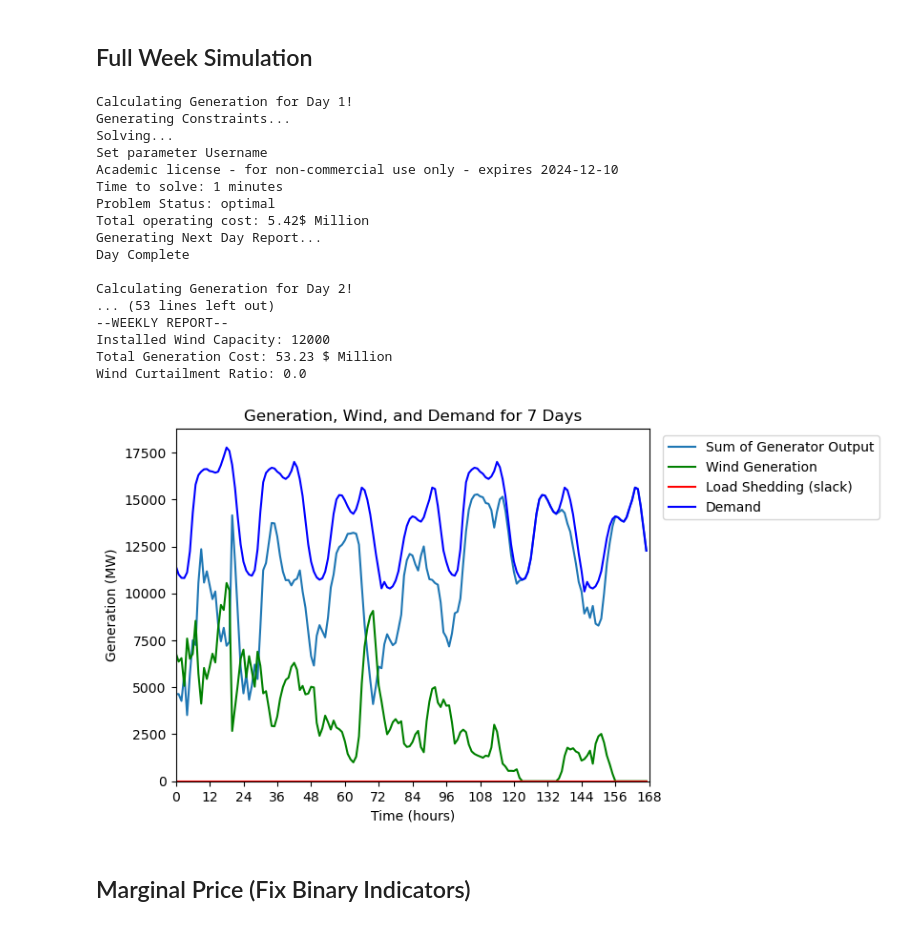
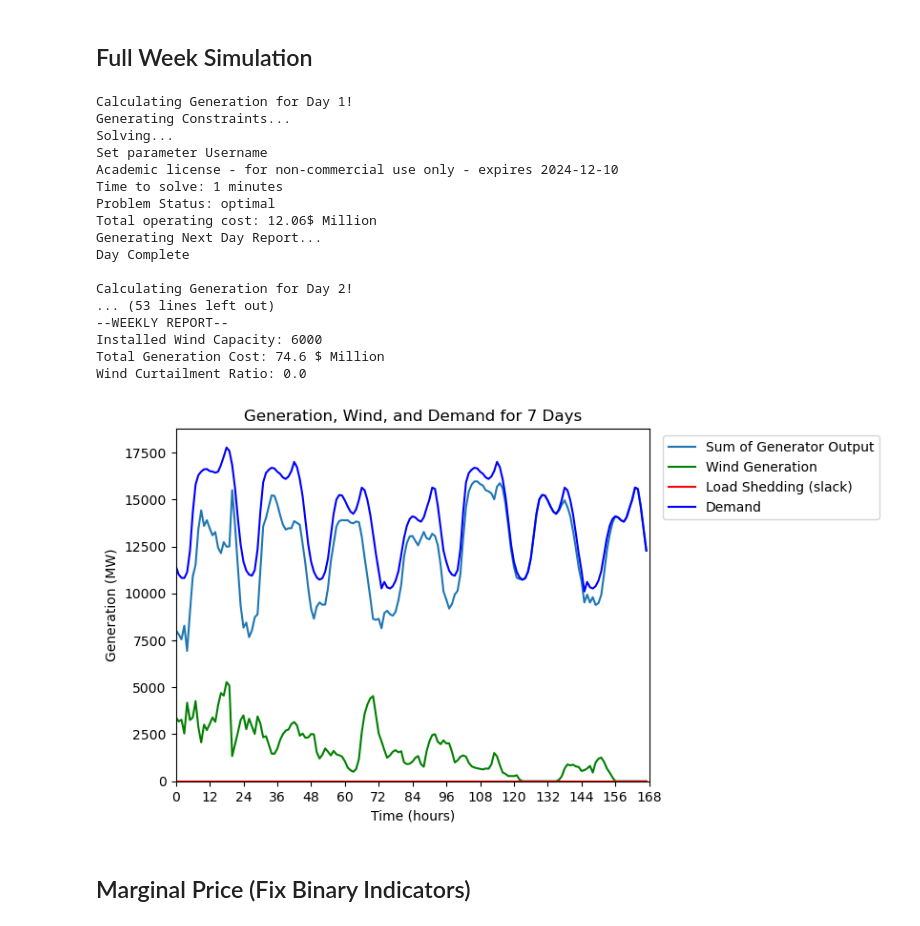
Before and after one commit to juliasimpson97/energy-syst-final, a Jupyter notebook: wind-tax-incentive-simulation-seven-days.ipynb, the cells around one changed output. Saved outputs shown, nothing was run; the diff lists cells and outputs as text; code cells hidden in the pictures.

```diff
--- a/wind-tax-incentive-simulation-seven-days.ipynb
+++ b/wind-tax-incentive-simulation-seven-days.ipynb
@@ -226,7 +226,7 @@ weekly_u = np.array([])
 weekly_v = np.array([])
 weekly_z = np.array([])
 
-W = 12000 # Vary Wind Capacty[2000, 6000, 12000]
+W = 6000 # Vary Wind Capacty[2000, 6000, 12000]
 
 for D in np.arange(0,days):
     print("Calculating Generation for Day " + str(D+1) + "!")
@@ -351,37 +351,37 @@ for D in np.arange(0,days):
     result.to_excel(f'report_wind_tax_incentive_{W}.xlsx')
     total_cost += obj_WIT.value
     total_gen = np.concatenate((total_gen, sum(g.value[:])))
     total_wind = np.concatenate((total_wind, w.value))
     total_slack = np.concatenate((total_slack, s.value))
     print("Day Complete \n")
 
 
 print("--WEEKLY REPORT--")
 print(f"Installed Wind Capacity: {W}")
 print(f"Total Generation Cost: {round(total_cost/1e6,2)} $ Million")
 print(f"Wind Curtailment Ratio: {wind_curtailment_ratio(D, T, W, total_wind)}")
 
 ## Plots
 weekly_plot(total_gen, total_wind, total_slack, load.Demand[:(D+1)*T], D, T, days, W)
 # %% [output]
 Calculating Generation for Day 1!
 Generating Constraints...
 Solving...
 Set parameter Username
 Academic license - for non-commercial use only - expires 2024-12-10
 Time to solve: 1 minutes
 Problem Status: optimal
-Total operating cost: 5.42$ Million
+Total operating cost: 12.06$ Million
 Generating Next Day Report...
 Day Complete
 
 Calculating Generation for Day 2!
 ... (53 lines left out)
 --WEEKLY REPORT--
-Installed Wind Capacity: 12000
-Total Generation Cost: 53.23 $ Million
+Installed Wind Capacity: 6000
+Total Generation Cost: 74.6 $ Million
 Wind Curtailment Ratio: 0.0
-[figure, old version]
+[figure, new version]
 # %% [markdown]
 ## Marginal Price (Fix Binary Indicators)
 # %%
```
Also changed, not shown: parts of 4 cells of this notebook, 5 other files.
